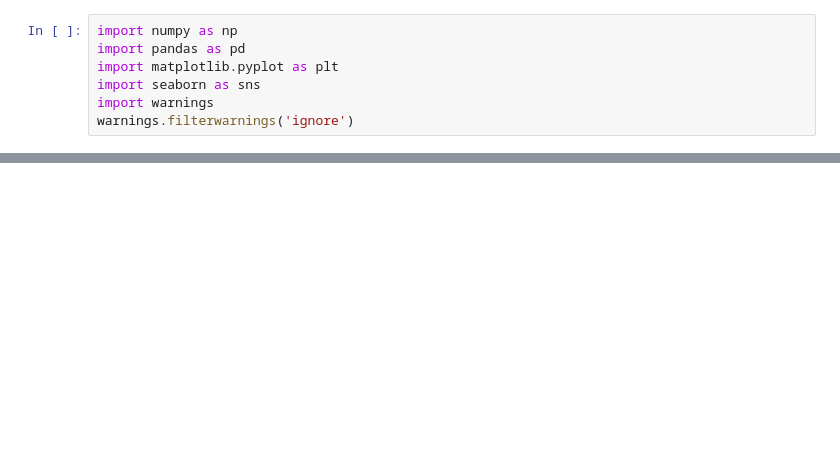
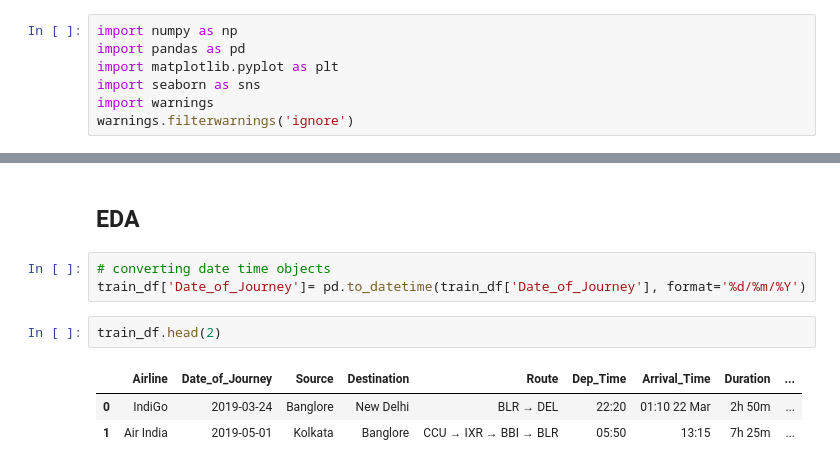
Before and after one commit to vinodvicki/Flight-Flare-predictions-, a Jupyter notebook: Untitled6.ipynb, the cells around one changed output, grey strips where cells are left out. Drawn from its saved outputs; the diff is of its cells as text; blank space fills up the shorter version.

```diff
--- a/Untitled6.ipynb
+++ b/Untitled6.ipynb
@@ -25,0 +165,11 @@ pd.read_excel('/content/Data_Train.xlsx')
+# %% [markdown]
+## EDA ##
+# %%
+# converting date time objects
+train_df['Date_of_Journey']= pd.to_datetime(train_df['Date_of_Journey'], format='%d/%m/%Y')
+# %%
+train_df.head(2)
+# %% [output]
+|  | Airline | Date_of_Journey | Source | Destination | Route | Dep_Time | Arrival_Time | Duration | ... |
+| 0 | IndiGo | 2019-03-24 | Banglore | New Delhi | BLR → DEL | 22:20 | 01:10 22 Mar | 2h 50m | ... |
+| 1 | Air India | 2019-05-01 | Kolkata | Banglore | CCU → IXR → BBI → BLR | 05:50 | 13:15 | 7h 25m | ... |
```
Also changed, not shown: parts of 14 cells of this notebook.
